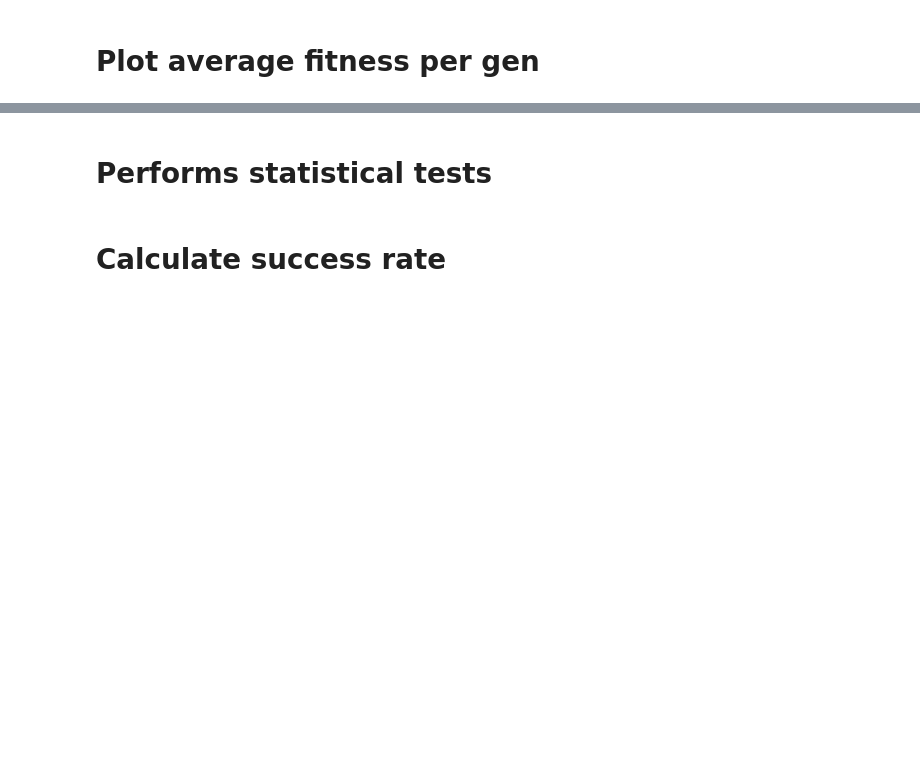
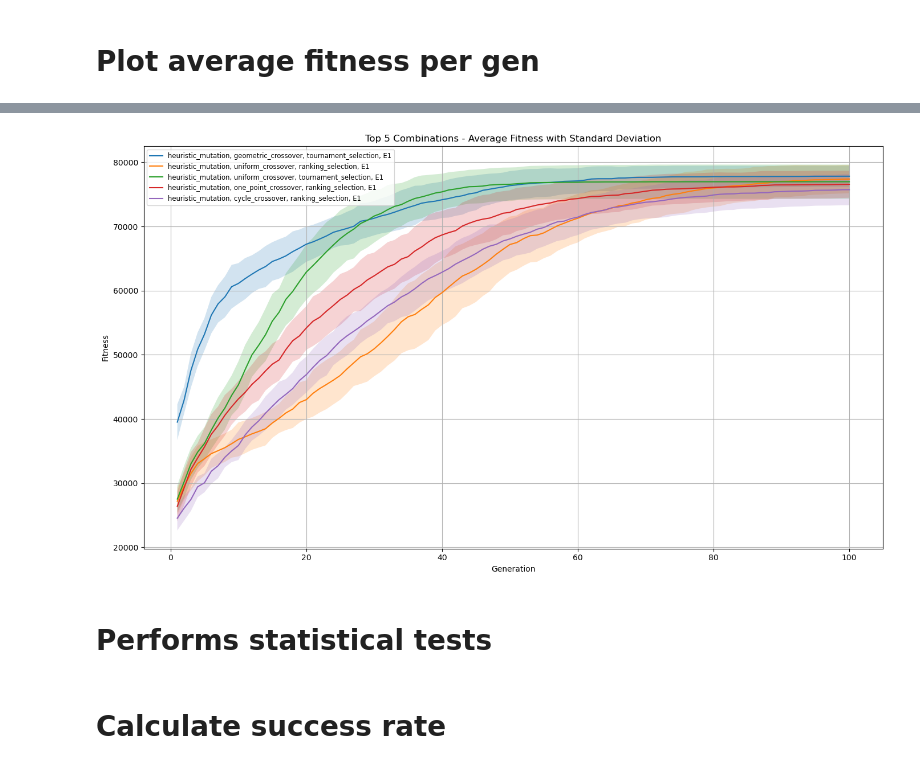
Before and after one commit to joanaefsteves/CIFO_Project, a Jupyter notebook: Wedding Notebook.ipynb, the cells around one changed output, grey strips where cells are left out. Saved outputs shown, nothing was run; the diff lists cells and outputs as text; code cells hidden in the pictures; blank space fills up the shorter version.

```diff
--- a/Wedding Notebook.ipynb
+++ b/Wedding Notebook.ipynb
@@ -96,3 +158,38 @@ results_table2
+# %%
+stats['combination'] = stats.apply(
+    lambda row: f"{row['mutation']}, {row['crossover']}, {row['selection']}, E{row['elitism']}",
+    axis=1
+)
+
+stats.rename(columns={'mean': 'avg_fitness', 'std': 'std_fitness'}, inplace=True)
+
+stats_top5 = stats[stats["combination"].isin(top5_combinations)]
+
+
+plt.figure(figsize=(14, 8))
+
+for combo in top5_combinations:
+    subset = stats_top5[stats_top5['combination'] == combo]
+
+    plt.plot(subset['generation'], subset['avg_fitness'], label=combo)
+
+    # Sombrear o intervalo avg ± std
+    plt.fill_between(
+        subset['generation'],
+        subset['avg_fitness'] - subset['std_fitness'],
+        subset['avg_fitness'] + subset['std_fitness'],
+        alpha=0.2
+    )
+
+plt.xlabel('Generation')
+plt.ylabel('Fitness')
+plt.title('Top 5 Combinations - Average Fitness with Standard Deviation')
+plt.legend(fontsize='small', loc='best')
+plt.grid(True)
+plt.tight_layout()
+plt.show()
+# %% [output]
+[figure, added]
 # %% [markdown]
 # Performs statistical tests
 # %% [markdown]
```
Also changed, not shown: parts of 8 cells of this notebook.
